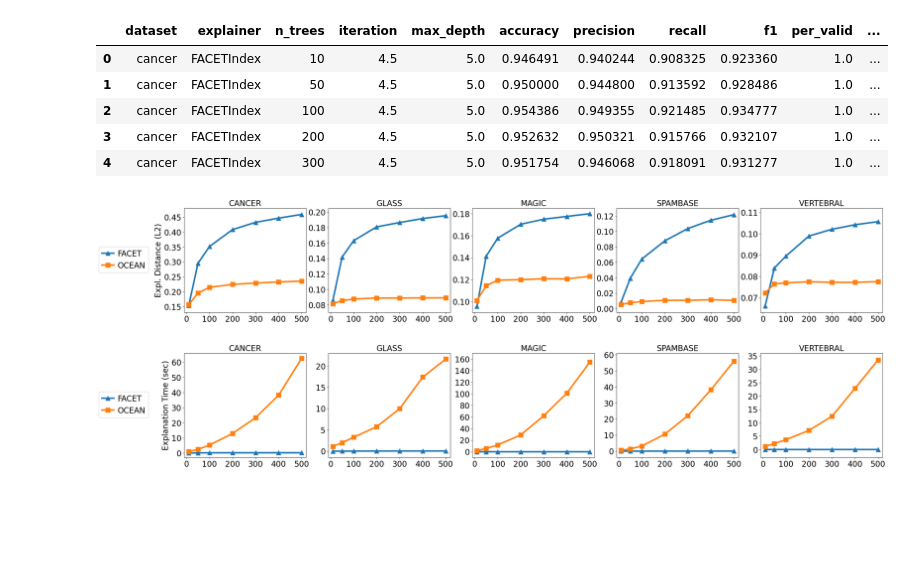
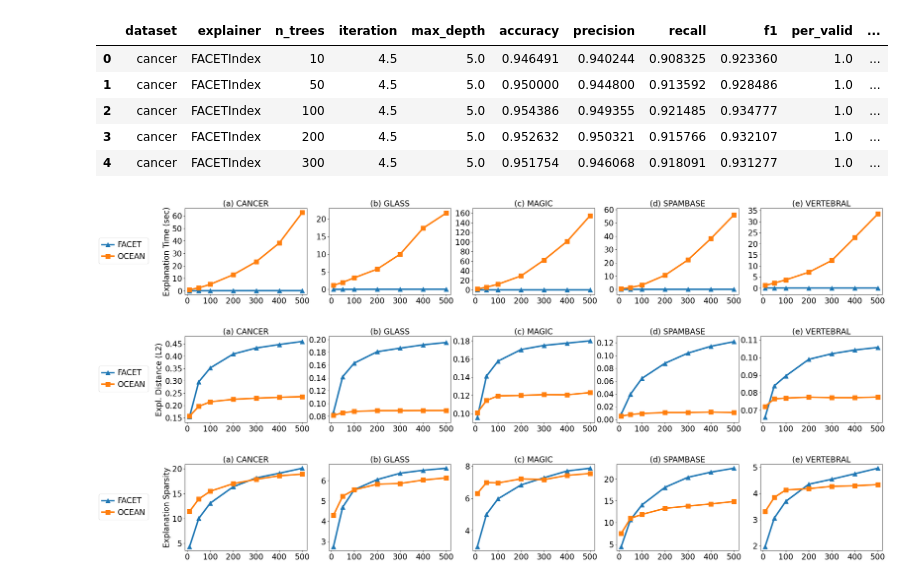
Before and after one commit to PeterVanNostrand/FACET, a Jupyter notebook: figures/vary_ntrees.ipynb, the cells around one changed output. Drawn from its saved outputs; the diff is of its cells as text; code cells hidden in the pictures; blank space fills up the shorter version.

Commit message:
Updating figures for VLDB

```diff
--- a/figures/vary_ntrees.ipynb
+++ b/figures/vary_ntrees.ipynb
@@ -1,3 +1,22 @@
+# %%
+'''
+This contains code for generating the following figures
+    - "Explanation time as a function of model complexity. Varying number of trees T"
+    - "Explanation distance as a function of model complexity. Varying number of trees T"
+
+Experiment results files needed: VaryNtrees
+
+Results used in the paper are provided in "../results/final" if generating new results run each experiment and update the results paths below
+'''
+# path to each result file
+results_path = "..//results/final/vary_ntrees.csv"
+
+# path to output the figure
+export_figures = True
+output_dir = "./final/"
+fig_save_name_1 = "vary_ntrees_time"
+fig_save_name_2 = "vary_ntrees_dist"
+fig_type = ".pdf"
 # %%
 import os
 import re
@@ -14,14 +33,6 @@ from utilities.figure_tools import (get_latest_results_directory, load_results,
 
 cmap = plt.get_cmap("Set1")
 colors = cmap.colors
-
-results_path = "../../../sigmod-2023/sigmod-results/results/final/vary_ntrees.csv"
-output_dir = "./vary-ntrees/"
-export_figures = True
-fig_type = ".pdf"
-use_titles = False
-use_legend = True
-
 if export_figures and not os.path.isdir(output_dir):
     os.makedirs(output_dir)
 # %%
@@ -86,7 +97,7 @@ def render_plot_ax(xfeature, yfeature, xlabel, ylabel, title, save_name=None, xr
     results = all_results.groupby(["dataset", "explainer"], as_index=False).mean()
 
     datasets = all_results["dataset"].unique()
-    fig = plt.figure(figsize=[32, 4.8])
+    fig = plt.figure(figsize=[32, 4])
     ax = fig.subplots(nrows=1, ncols=5, sharex="all") #nrows=1, ncols=5, sharex="all")
     xticks = np.arange(0, 501, 100)
     xtick_labels = ["{:d}".format(_) for _ in xticks]
@@ -104,7 +115,7 @@ def render_plot_ax(xfeature, yfeature, xlabel, ylabel, title, save_name=None, xr
                 ax[i].set_xticks(xticks)
                 ax[i].set_xticklabels(xtick_labels, fontdict={"horizontalalignment": "center"}, rotation=0)
             # optional letter: "(" + chr(ord('a')+i) + ") "
-            ax[i].set_title(datasets[i].upper(), fontdict={"fontsize": plot_fontsize})
+            ax[i].set_title("({:s}) {:s}".format(chr(ord('a')+i), datasets[i].upper()), fontdict={"fontsize": plot_fontsize})
             if xrange is not None:
                 ax[i].set_xlim(xrange)
             if yticks_multi is not None:
@@ -126,20 +137,27 @@ def render_plot_ax(xfeature, yfeature, xlabel, ylabel, title, save_name=None, xr
     fig.subplots_adjust(wspace=0.18)
     legend_labels = [pretty_explainer_names[_] for _ in labels]
     fig.legend(lines,
-        legend_labels, loc="center left", bbox_to_anchor=(0.026, 0.5), handletextpad=0.5, columnspacing=1, handlelength=1.5, prop={"size": plot_fontsize}
+        legend_labels, loc="center left", bbox_to_anchor=(0.025, 0.5), handletextpad=0.5, columnspacing=1, handlelength=1.5, prop={"size": plot_fontsize}
     )
     if save_name is not None:
         fig.savefig(output_dir + save_name + fig_type, bbox_inches="tight")
+# %%
+# sample time vs number of trees
+yticks_multi = [np.arange(0, 61, 10,), np.arange(0, 26, 5), np.arange(0, 161, 20), np.arange(0, 61, 10), np.arange(0, 36, 5)]
+yrange_multi = [[-3, 66], [-1.5, 23], [-10, 170], [-4, 61], [-3, 36]]
+render_plot_ax(xfeature="n_trees", yfeature="sample_time", xlabel="T (Number of Trees)", ylabel="Explanation Time (sec)", title="Explanation Time vs Num Trees", save_name=fig_save_name_1, xrange=[-10, 520], yrange_multi=yrange_multi, yticks_multi=yticks_multi, ytick_format="{:d}")
+# %% [output]
+[figure, added]
 # %%
 yticks_multi = [np.arange(0.15, 0.45, 0.05), np.arange(0.08, 0.21, 0.02), np.arange(0.1, 0.19, 0.02), np.arange(0, 0.13, 0.02), np.arange(0.06, 0.12, 0.01)]
 yrange_multi = [[0.13, 0.48], [0.07, 0.205], [0.09, 0.185], [-0.005, 0.13], [0.063, 0.112]]
-render_plot_ax(xfeature="n_trees", yfeature="avg_dist", xlabel="T (Number of Trees)", ylabel="Expl. Distance (L2)", title="Average Distance vs Num Trees", save_name="ntrees_dist", xrange=[-10, 520], yticks_multi=yticks_multi, yrange=[None, None], yrange_multi=yrange_multi)
+render_plot_ax(xfeature="n_trees", yfeature="avg_dist", xlabel="T (Number of Trees)", ylabel="Expl. Distance (L2)", title="Average Distance vs Num Trees", save_name=fig_save_name_2, xrange=[-10, 520], yticks_multi=yticks_multi, yrange=[None, None], yrange_multi=yrange_multi)
 # %% [output]
-[figure, old version]
+[figure, new version]
 # %%
 # sample time vs number of trees
-yticks_multi = [np.arange(0, 61, 10,), np.arange(0, 26, 5), np.arange(0, 161, 20), np.arange(0, 61, 10), np.arange(0, 36, 5)]
-yrange_multi = [[-3, 66], [-1.5, 23], [-10, 170], [-4, 61], [-3, 36]]
-render_plot_ax(xfeature="n_trees", yfeature="sample_time", xlabel="T (Number of Trees)", ylabel="Explanation Time (sec)", title="Explanation Time vs Num Trees", save_name="ntrees_texplain", xrange=[-10, 520], yrange_multi=yrange_multi, yticks_multi=yticks_multi, ytick_format="{:d}")
+yticks_multi = None
+yrange_multi = None
+render_plot_ax(xfeature="n_trees", yfeature="avg_length", xlabel="T (Number of Trees)", ylabel="Explanation Sparsity", title="Sparsity vs Num Trees", save_name=None, xrange=[-10, 520], yrange_multi=yrange_multi, yticks_multi=yticks_multi, ytick_format="{:d}")
 # %% [output]
-[figure, old version]
+[figure, new version]
```
Also changed, not shown: 15 other files.
